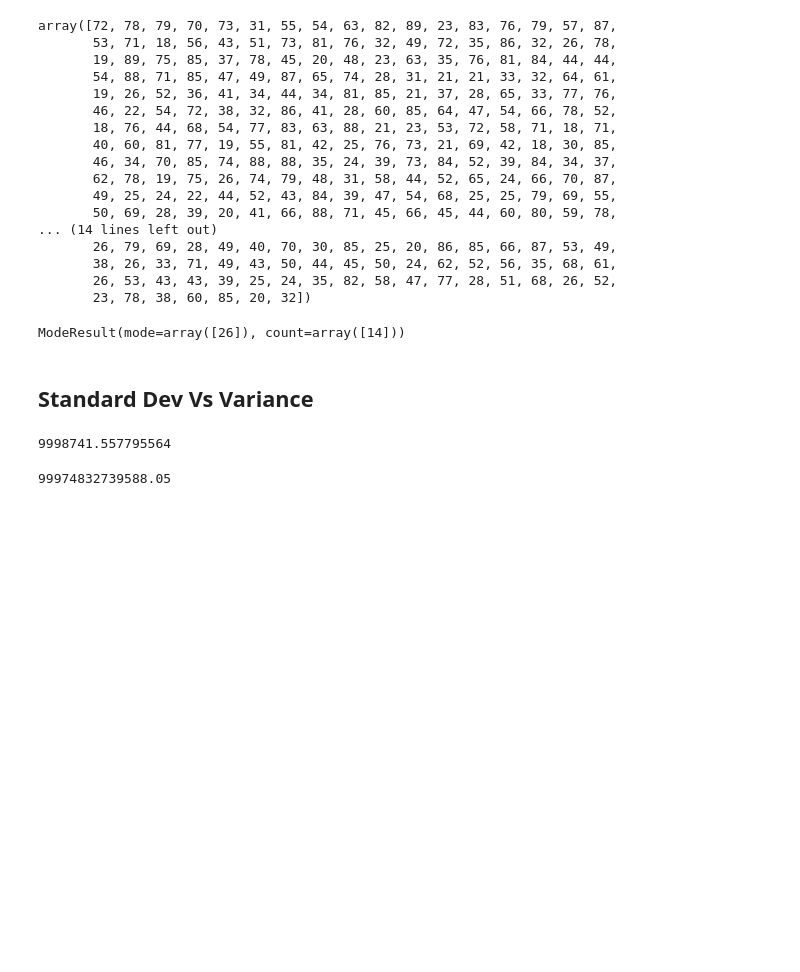
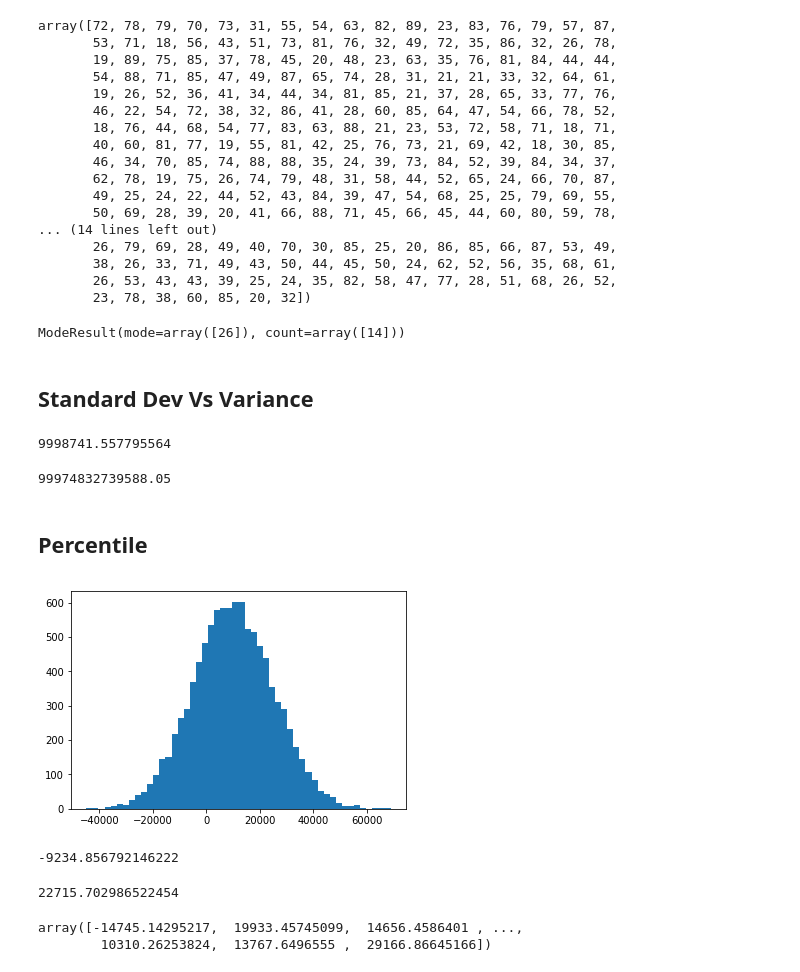
Before and after one commit to sayed6201/200_days_of_ML_with_python, a Jupyter notebook: stats and matplotliib/statistics_notebook.ipynb, the cells around one changed output. Cells and saved outputs as stored; diff of their text form; code cells hidden in the pictures; blank space fills up the shorter version.

```diff
--- a/stats and matplotliib/statistics_notebook.ipynb
+++ b/stats and matplotliib/statistics_notebook.ipynb
@@ -88,3 +88,31 @@ incomes.std()
 incomes.var()
 # %% [output]
 99974832739588.05
+# %% [markdown]
+## Percentile
+# %%
+import matplotlib.pyplot as plt
+import numpy as np
+
+income_tax = np.random.normal(10000, 15000, 10000)
+plt.hist(income_tax, 50)
+plt.show()
+# %% [output]
+[figure, added]
+# %%
+np.percentile(income_tax, 10)
+# -9513.43, when stddev = 15000
+# 9935.23, when stddev = 50
+# %% [output]
+-9234.856792146222
+# %%
+np.percentile(income_tax,90)
+# 28k, when stddev = 15000
+# 10063, when stddev = 50
+# %% [output]
+22715.702986522454
+# %%
+income_tax
+# %% [output]
+array([-14745.14295217,  19933.45745099,  14656.4586401 , ...,
+        10310.26253824,  13767.6496555 ,  29166.86645166])
```
Also changed, not shown: parts of 18 cells of this notebook, 1 other file.
